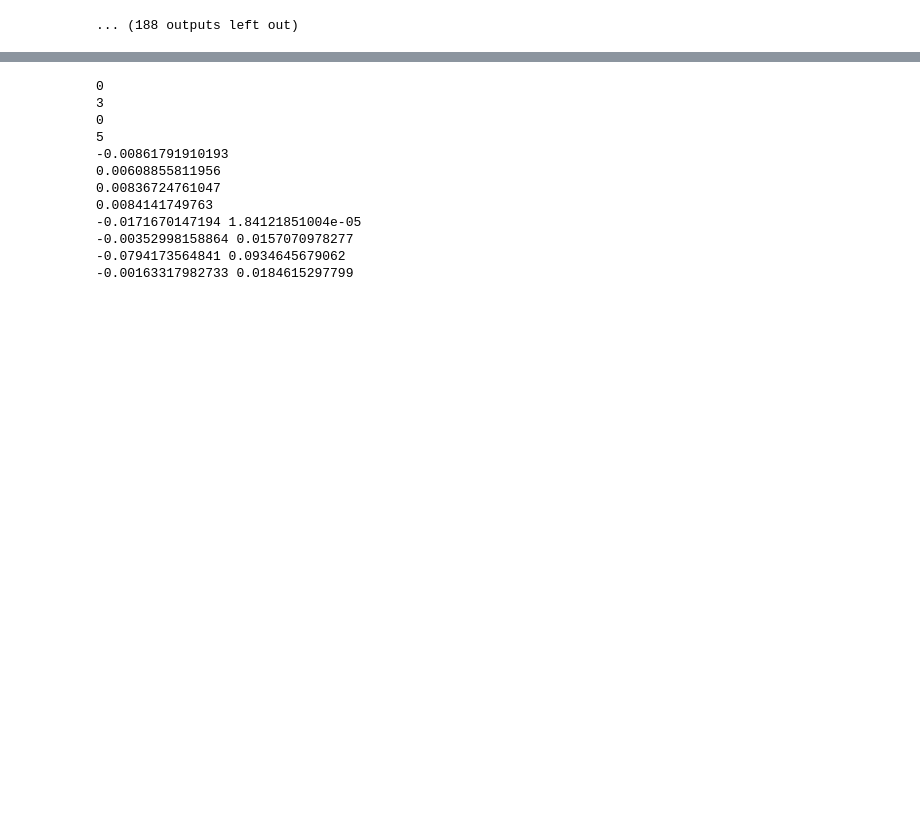
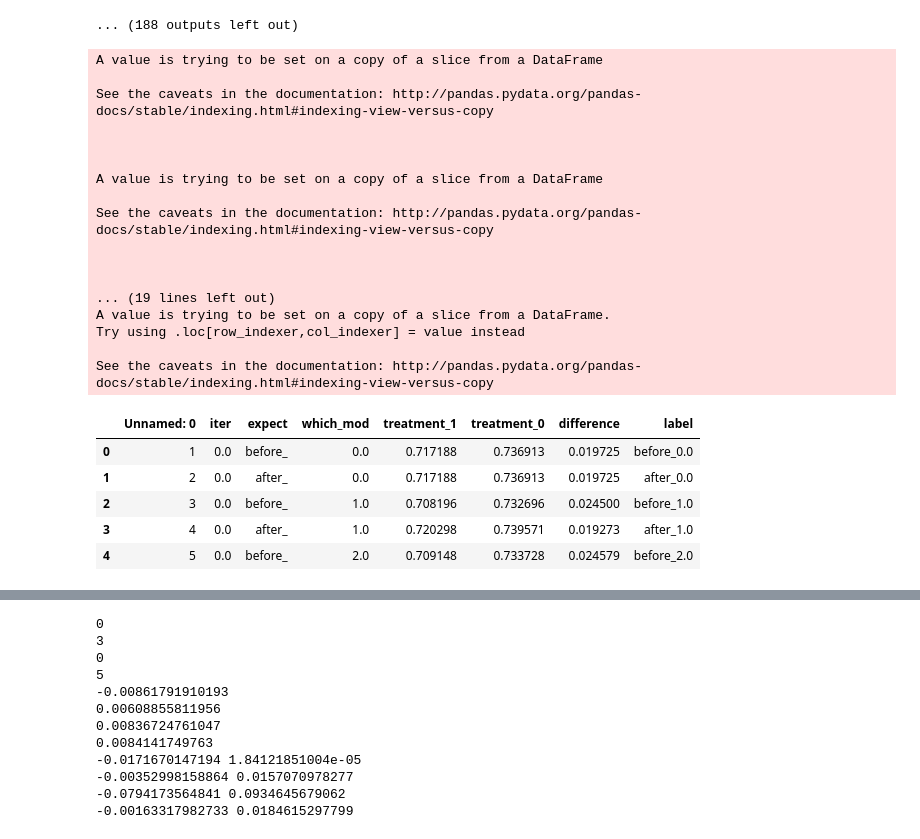
Before and after one commit to morganfb/Thesis, a Jupyter notebook: Final_Iteration.ipynb, the cells around one changed output, grey strips where cells are left out. Cells and saved outputs as stored; diff of their text form; code cells hidden in the pictures; blank space fills up the shorter version.

```diff
--- a/Final_Iteration.ipynb
+++ b/Final_Iteration.ipynb
@@ -1330,0 +1328,36 @@ dr_test_df = pd.read_csv("Multiple_Robust_Test100")
+# %%
+# dr_test_df.to_csv("Multiple_Robust_Test25")
+dr_test_df = pd.read_csv("Multiple_Robust_Test100")
+dr_test_df2 = dr_test_df
+dr_test_df2.difference = np.absolute(dr_test_df2.difference)
+dr_test_df2 = dr_test_df2[~np.isnan(dr_test_df2.difference)]
+dr_test_df2.expect[dr_test_df2.expect == "yes"]  = "after_"
+dr_test_df2.expect[dr_test_df2.expect == "no"]  = "before_"
+dr_test_df2["which_mod"] = dr_test_df2["which_mod"].astype(str)
+dr_test_df2["label"] = dr_test_df2.expect + dr_test_df2["which_mod"]
+dr_test_df2.head()
+# np.unique(dr_test_df2.label)
+# %% [output]
+A value is trying to be set on a copy of a slice from a DataFrame
+
+See the caveats in the documentation: http://pandas.pydata.org/pandas-docs/stable/indexing.html#indexing-view-versus-copy
+
+
+
+A value is trying to be set on a copy of a slice from a DataFrame
+
+See the caveats in the documentation: http://pandas.pydata.org/pandas-docs/stable/indexing.html#indexing-view-versus-copy
+
+
+
+... (19 lines left out)
+A value is trying to be set on a copy of a slice from a DataFrame.
+Try using .loc[row_indexer,col_indexer] = value instead
+
+See the caveats in the documentation: http://pandas.pydata.org/pandas-docs/stable/indexing.html#indexing-view-versus-copy
+|  | Unnamed: 0 | iter | expect | which_mod | treatment_1 | treatment_0 | difference | label |
+| 0 | 1 | 0.0 | before_ | 0.0 | 0.717188 | 0.736913 | 0.019725 | before_0.0 |
+| 1 | 2 | 0.0 | after_ | 0.0 | 0.717188 | 0.736913 | 0.019725 | after_0.0 |
+| 2 | 3 | 0.0 | before_ | 1.0 | 0.708196 | 0.732696 | 0.024500 | before_1.0 |
+| 3 | 4 | 0.0 | after_ | 1.0 | 0.720298 | 0.739571 | 0.019273 | after_1.0 |
+| 4 | 5 | 0.0 | before_ | 2.0 | 0.709148 | 0.733728 | 0.024579 | before_2.0 |
```
Also changed, not shown: parts of 5 cells of this notebook, 14 other files.
